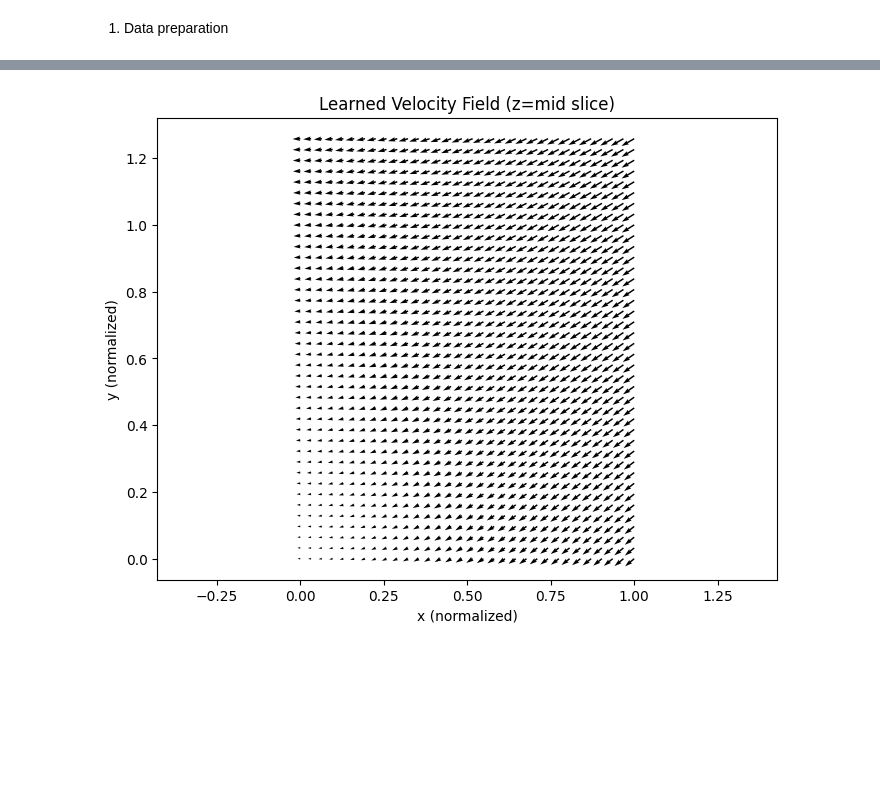
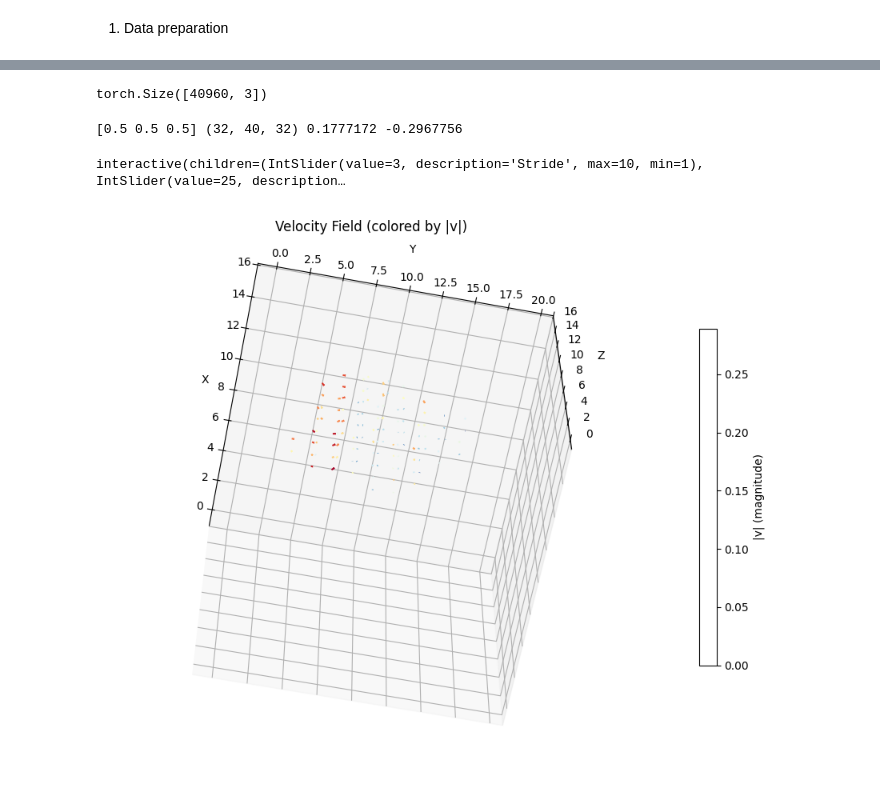
Before and after one commit to Winfred666/MRI_PINN, a Jupyter notebook: darcy_3d.ipynb, the cells around one changed output, grey strips where cells are left out. Drawn from its saved outputs; the diff is of its cells as text; code cells hidden in the pictures; blank space fills up the shorter version.

```diff
--- a/darcy_3d.ipynb
+++ b/darcy_3d.ipynb
@@ -18,0 +77,19 @@ from lightning.pytorch.loggers import TensorBoardLogger
+# %%
+# use front-tracking to get initial velocity field.
+from front_tracking import front_tracking_velocity
+# shape (nx, ny, nz, 3), only use half of the timestep to training, consistant with c_dataset
+
+initial_velocity_field = front_tracking_velocity(data[:,:,:,::2],
+                                                 dt=t[2] - t[0])
+# scaling using V_star
+initial_velocity_field /= char_domain.V_star
+# draw initial velocity magnitude
+vel_mag = np.linalg.norm(initial_velocity_field, axis=-1)
+
+# print(pixdim, char_domain.domain_shape, char_domain.L_star, char_domain.T_star, char_domain.V_star)
+print("velocity max and min: ", vel_mag.max(), vel_mag.min())
+
+draw_nifti_slices_with_threshold(vel_mag)
+
+v_dataset = VelocityDataModule(initial_velocity_field, char_domain, mask,
+                              batch_size=int(mask.sum()), device=device)
@@ -200,30 +364,41 @@ w:\bigTool\Anaconda\envs\AI\lib\site-packages\lightning\pytorch\loops\fit_loop.p
 # %%
-# Extract learned velocity field on a grid for visualization
-device = torch.device("cuda" if torch.cuda.is_available() else "cpu")
+
+# 1. Extract learned velocity field on a grid for visualization
 pinn_model.to(device)
 
 # use a grid (from real to characteristic) to extract velocity field
 # Create a grid in normalized coordinates
 nx, ny, nz = data.shape[0], data.shape[1], data.shape[2]
-x_grid = np.linspace(0, (nx - 1) * pixdim[0] / dataset.L_star, nx)
-y_grid = np.linspace(0, (ny - 1) * pixdim[1] / dataset.L_star, ny)
-z_grid = np.linspace(0, (nz - 1) * pixdim[2] / dataset.L_star, nz)
-X, Y, Z = np.meshgrid(x_grid, y_grid, z_grid, indexing='ij')
-grid_points = np.vstack([X.ravel(), Y.ravel(), Z.ravel()]).T
-grid_tensor = torch.tensor(grid_points, dtype=torch.float32).to(device)
+# to characteristic units first.
+grid_tensor = char_domain.get_characteristic_geodomain()  # only need spatial part
+print(grid_tensor.shape)
+# directly using 3D matplotlib to visualize the quiver
 with torch.no_grad():
-    if not pinn_model.incompressible:
-        v = pinn_model.self.k_net(grid_tensor)
-        vx, vy, vz = v[:, 0].cpu().numpy(), v[:, 1].cpu().numpy(), v[:, 2].cpu().numpy()
+    vx, vy, vz = pinn_model.v_net(grid_tensor)
 
-        # draw quiver plot of velocity field at the middle slice of z
-        plt.figure(figsize=(8, 6))
-        skip = (slice(None, None, 3), slice(None, None, 3))
-        plt.quiver(X[:, :, nz//2][skip], Y[:, :, nz//2][skip], vx.reshape(X.shape)[:, :, nz//2][skip], vy.reshape(Y.shape)[:, :, nz//2][skip])
-        plt.title('Learned Velocity Field (z=mid slice)')
-        plt.xlabel('x (normalized)')
-        plt.ylabel('y (normalized)')
-        plt.axis('equal')
-        plt.show()
+    vx = vx.cpu().numpy().reshape((nx, ny, nz))
+    vy = vy.cpu().numpy().reshape((nx, ny, nz))
+    vz = vz.cpu().numpy().reshape((nx, ny, nz))
+# Scale velocity back to physical units (mm/min)
+vx *= char_domain.V_star[0]
+vy *= char_domain.V_star[1]
+vz *= char_domain.V_star[2]
 # %% [output]
-[figure, removed]
+torch.Size([40960, 3])
+# %%
+%matplotlib widget
+
+from visualize import draw_3d_quiver, interactive_quiver
+# draw_3d_quiver(X, Y, Z, vx, vy, vz, stride=4)
+# using mask to filter out the background vectors
+
+# get rid of background vectors by mask
+vx = vx * mask
+vy = vy * mask
+vz = vz * mask
+print(pixdim, vx.shape, vx.max(), vx.min())
+_ = interactive_quiver(vx, vy, vz, pixdim, default_elev=-62.76, default_azim=-10.87)
+# %% [output]
+[0.5 0.5 0.5] (32, 40, 32) 0.1777172 -0.2967756
+interactive(children=(IntSlider(value=3, description='Stride', max=10, min=1), IntSlider(value=25, description…
+[figure, added]
```
Also changed, not shown: parts of 15 cells of this notebook, 7 other files.
